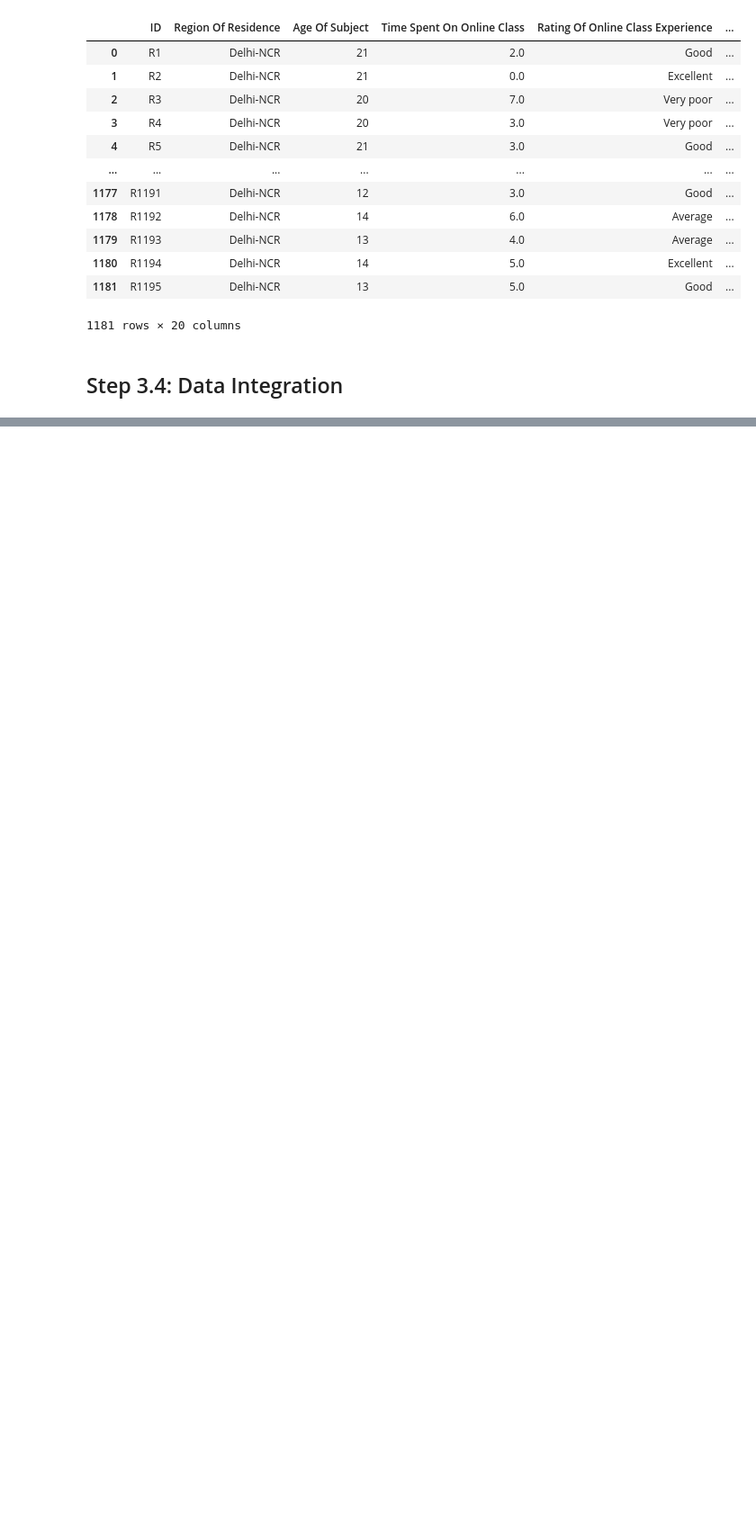
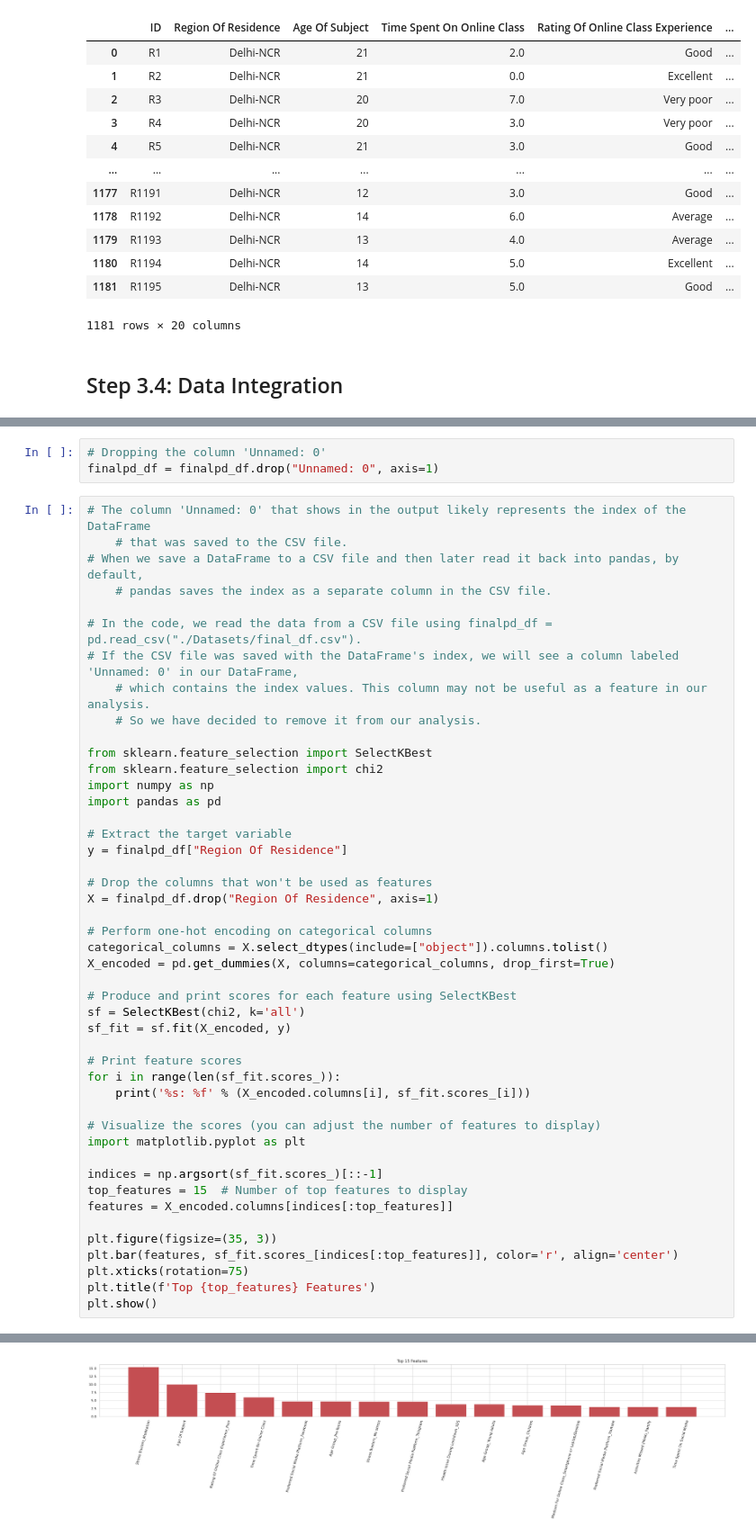
Before and after one commit to tanguolin/Iteration4, a Jupyter notebook: wtam186_Iteration4.ipynb, the cells around one changed output, grey strips where cells are left out. Shown: that part at 90% size. Cells and saved outputs as stored; diff of their text form; blank space fills up the shorter version.

```diff
--- a/wtam186_Iteration4.ipynb
+++ b/wtam186_Iteration4.ipynb
@@ -1040,0 +1303,50 @@ memory usage: 184.5+ KB
+# %%
+# Dropping the column 'Unnamed: 0'
+finalpd_df = finalpd_df.drop("Unnamed: 0", axis=1)
+# %%
+# The column 'Unnamed: 0' that shows in the output likely represents the index of the DataFrame
+    # that was saved to the CSV file.
+# When we save a DataFrame to a CSV file and then later read it back into pandas, by default,
+    # pandas saves the index as a separate column in the CSV file.
+
+# In the code, we read the data from a CSV file using finalpd_df = pd.read_csv("./Datasets/final_df.csv").
+# If the CSV file was saved with the DataFrame's index, we will see a column labeled 'Unnamed: 0' in our DataFrame,
+    # which contains the index values. This column may not be useful as a feature in our analysis.
+    # So we have decided to remove it from our analysis.
+
+from sklearn.feature_selection import SelectKBest
+from sklearn.feature_selection import chi2
+import numpy as np
+import pandas as pd
+
+# Extract the target variable
+y = finalpd_df["Region Of Residence"]
+
+# Drop the columns that won't be used as features
+X = finalpd_df.drop("Region Of Residence", axis=1)
+
+# Perform one-hot encoding on categorical columns
+categorical_columns = X.select_dtypes(include=["object"]).columns.tolist()
+X_encoded = pd.get_dummies(X, columns=categorical_columns, drop_first=True)
+
+# Produce and print scores for each feature using SelectKBest
+sf = SelectKBest(chi2, k='all')
+sf_fit = sf.fit(X_encoded, y)
+
+# Print feature scores
+for i in range(len(sf_fit.scores_)):
+    print('%s: %f' % (X_encoded.columns[i], sf_fit.scores_[i]))
+
+# Visualize the scores (you can adjust the number of features to display)
+import matplotlib.pyplot as plt
+
+indices = np.argsort(sf_fit.scores_)[::-1]
+top_features = 15  # Number of top features to display
+features = X_encoded.columns[indices[:top_features]]
+
+plt.figure(figsize=(35, 3))
+plt.bar(features, sf_fit.scores_[indices[:top_features]], color='r', align='center')
+plt.xticks(rotation=75)
+plt.title(f'Top {top_features} Features')
+plt.show()
+# %% [output]
@@ -1040,0 +1370 @@ memory usage: 184.5+ KB
+[figure, added]
```
Also changed, not shown: parts of 22 cells of this notebook.
